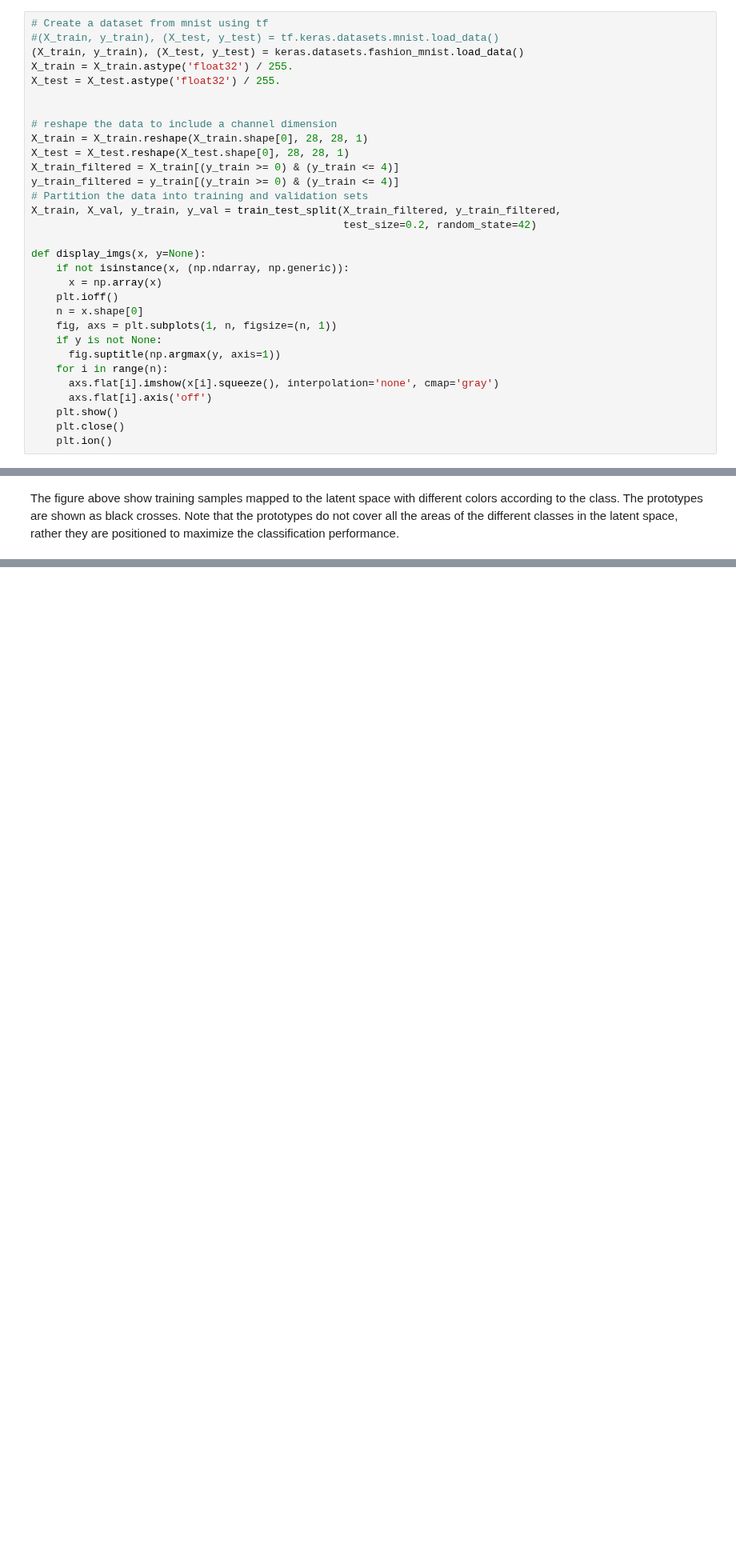
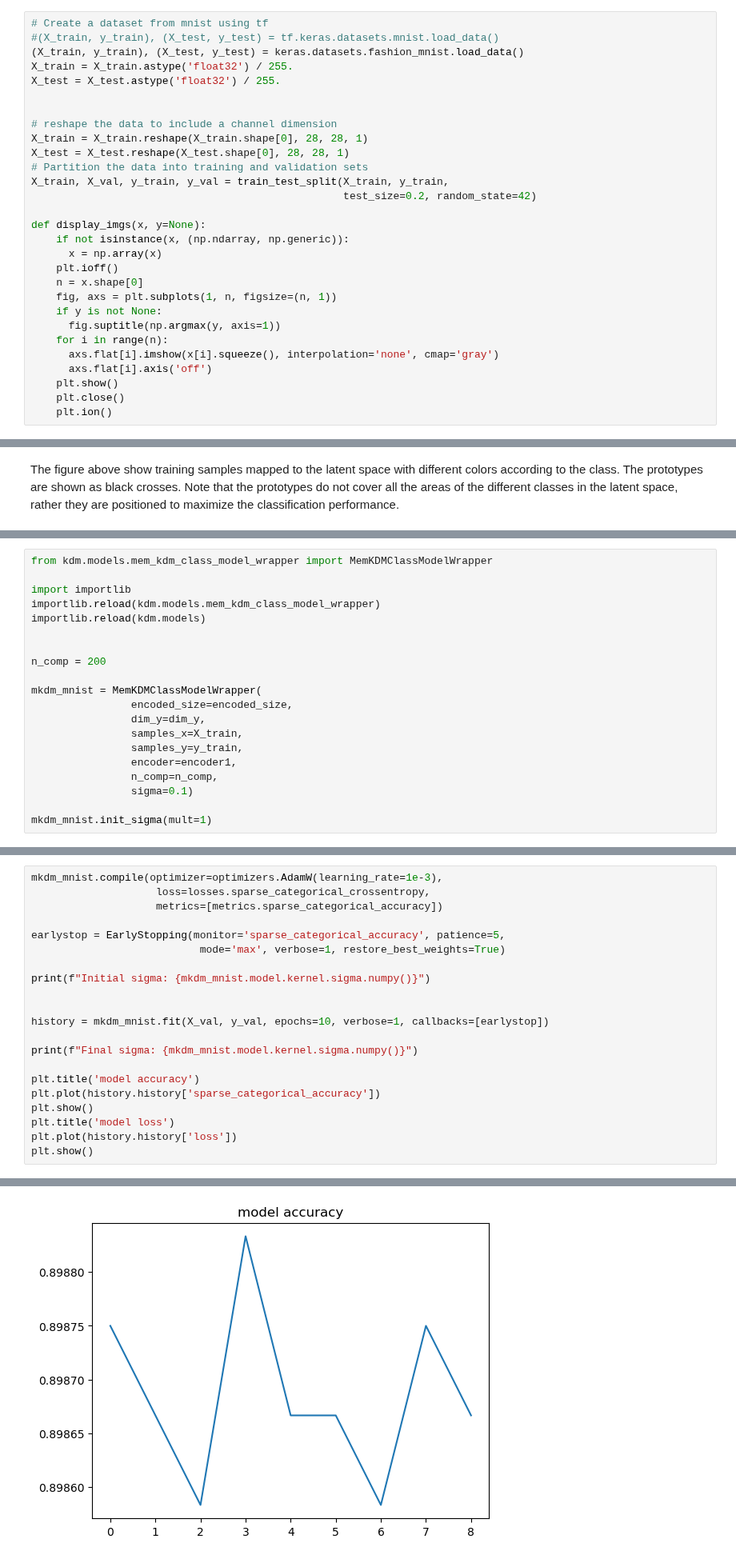
Before and after one commit to fagonzalezo/kdm, a Jupyter notebook: kdm_memory.ipynb, the cells around one changed output, grey strips where cells are left out. Shown at 80% size. Saved outputs shown, nothing was run; the diff lists cells and outputs as text; blank space fills up the shorter version.

```diff
--- a/kdm_memory.ipynb
+++ b/kdm_memory.ipynb
@@ -187,10 +190,8 @@ X_test = X_test.astype('float32') / 255.
 # reshape the data to include a channel dimension
 X_train = X_train.reshape(X_train.shape[0], 28, 28, 1)
 X_test = X_test.reshape(X_test.shape[0], 28, 28, 1)
-X_train_filtered = X_train[(y_train >= 0) & (y_train <= 4)]
-y_train_filtered = y_train[(y_train >= 0) & (y_train <= 4)]
 # Partition the data into training and validation sets
-X_train, X_val, y_train, y_val = train_test_split(X_train_filtered, y_train_filtered,
+X_train, X_val, y_train, y_val = train_test_split(X_train, y_train,
                                                   test_size=0.2, random_state=42)
 
 def display_imgs(x, y=None):
@@ -544,0 +329,20 @@ plt.hist(np.max(y_avg, axis=1), bins=100, log=True);
+# %%
+from kdm.models.mem_kdm_class_model_wrapper import MemKDMClassModelWrapper
+
+import importlib
+importlib.reload(kdm.models.mem_kdm_class_model_wrapper)
+importlib.reload(kdm.models)
+
+
+n_comp = 200
+
+mkdm_mnist = MemKDMClassModelWrapper(
+                encoded_size=encoded_size,
+                dim_y=dim_y,
+                samples_x=X_train,
+                samples_y=y_train,
+                encoder=encoder1,
+                n_comp=n_comp,
+                sigma=0.1)
+
+mkdm_mnist.init_sigma(mult=1)
@@ -550,0 +364,22 @@ Accuracy: 0.9054
+# %%
+mkdm_mnist.compile(optimizer=optimizers.AdamW(learning_rate=1e-3),
+                    loss=losses.sparse_categorical_crossentropy,
+                    metrics=[metrics.sparse_categorical_accuracy])
+
+earlystop = EarlyStopping(monitor='sparse_categorical_accuracy', patience=5,
+                           mode='max', verbose=1, restore_best_weights=True)
+
+print(f"Initial sigma: {mkdm_mnist.model.kernel.sigma.numpy()}")
+
+
+history = mkdm_mnist.fit(X_val, y_val, epochs=10, verbose=1, callbacks=[earlystop])
+
+print(f"Final sigma: {mkdm_mnist.model.kernel.sigma.numpy()}")
+
+plt.title('model accuracy')
+plt.plot(history.history['sparse_categorical_accuracy'])
+plt.show()
+plt.title('model loss')
+plt.plot(history.history['loss'])
+plt.show()
+# %% [output]
@@ -550,0 +403 @@ Accuracy: 0.9054
+[figure, added]
```
Also changed, not shown: parts of 36 cells of this notebook, 4 other files.
